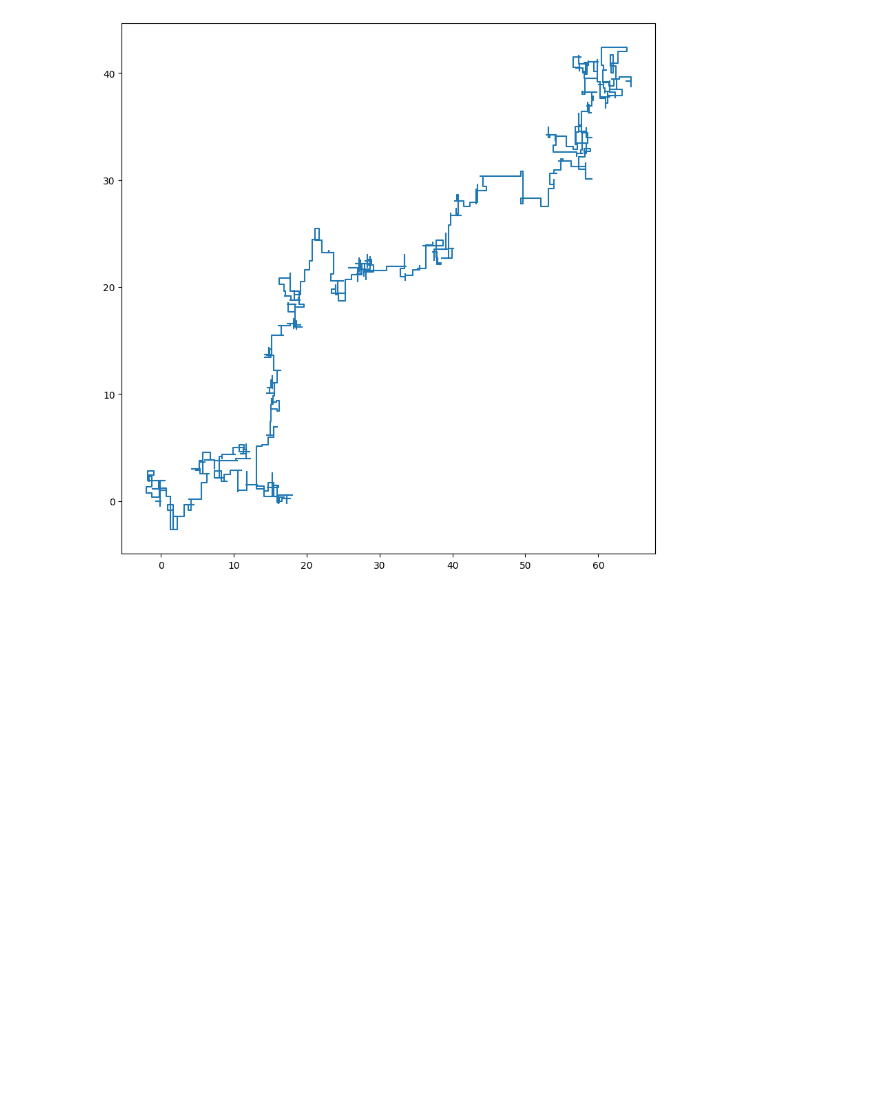
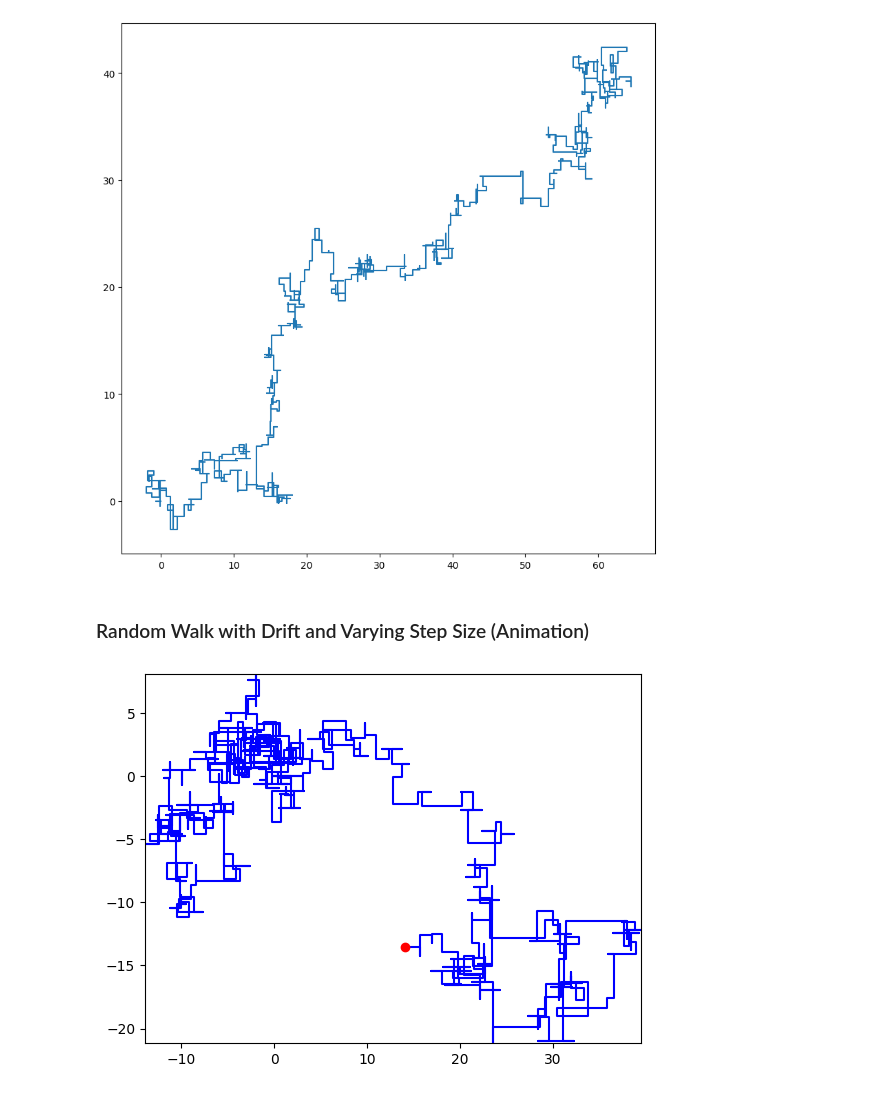
Before and after one commit to ashababnoor/code-bits, a Jupyter notebook: simulations/random-walk-simulation.ipynb, the cells around one changed output. Cells and saved outputs as stored; diff of their text form; code cells hidden in the pictures; blank space fills up the shorter version.

Commit message:
feat: added animation for 2D random walk with drift and varying step size in random walk sim notebook

```diff
--- a/simulations/random-walk-simulation.ipynb
+++ b/simulations/random-walk-simulation.ipynb
@@ -195,3 +195,63 @@ plt.plot(positions[:, 0], positions[:, 1])
 plt.show()
 # %% [output]
 [figure]
+# %% [markdown]
+### Random Walk with Drift and Varying Step Size (Animation)
+# %%
+import numpy as np
+import matplotlib.pyplot as plt
+from matplotlib.animation import FuncAnimation
+
+# Number of steps
+n_steps = 1000
+
+# Initialize the positions
+positions = np.zeros((n_steps, 2))
+
+# Define the possible steps
+steps = np.array([[1, 0], [-1, 0], [0, 1], [0, -1]])
+
+# Define the drift as a bias towards certain directions
+drift = np.array([0.3, 0.3, 0.2, 0.2])
+
+# Normalize the drift to get probabilities
+drift = drift / np.sum(drift)
+
+# Perform the random walk
+for i in range(1, n_steps):
+    # Choose a random step with bias
+    step = steps[np.random.choice(4, p=drift)]
+
+    # Vary the step size
+    step_size = np.random.uniform(0.5, 1.5)
+    step = step * step_size
+
+    # Update the position
+    positions[i] = positions[i - 1] + step
+
+# Create the figure and axis objects
+fig, ax = plt.subplots()
+
+# Initialize the plot
+line, = ax.plot([], [], 'b-')
+point, = ax.plot([], [], 'ro')
+
+# Define the initialization function
+def init():
+    ax.set_xlim(np.min(positions[:, 0]), np.max(positions[:, 0]))
+    ax.set_ylim(np.min(positions[:, 1]), np.max(positions[:, 1]))
+    return line, point,
+
+# Define the update function
+def update(i):
+    line.set_data(positions[:i, 0], positions[:i, 1])
+    point.set_data(positions[i, 0], positions[i, 1])
+    return line, point,
+
+# Create the animation
+ani = FuncAnimation(fig, update, frames=n_steps, init_func=init, blit=True)
+
+# Save the animation
+ani.save('output/2d_random_walk_drift.mp4', writer='ffmpeg')
+# %% [output]
+[figure, added]
```
Also changed, not shown: parts of 1 cell of this notebook, 1 other file.
